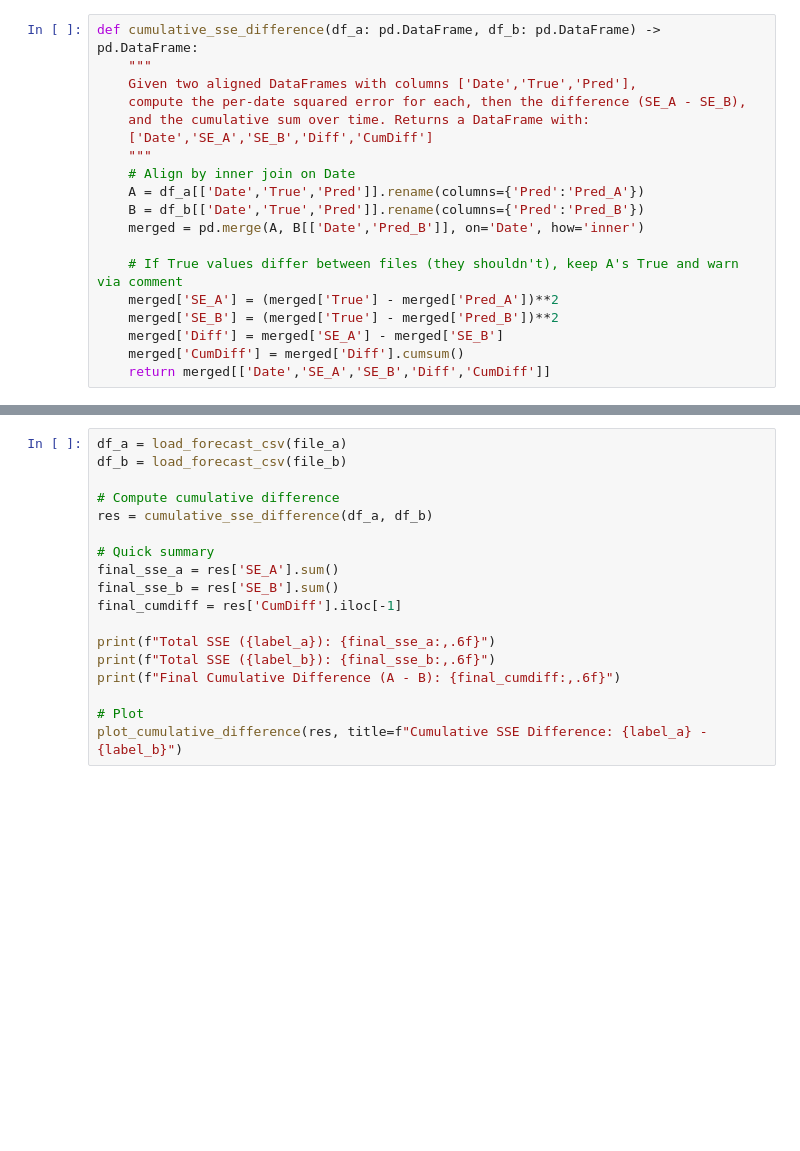
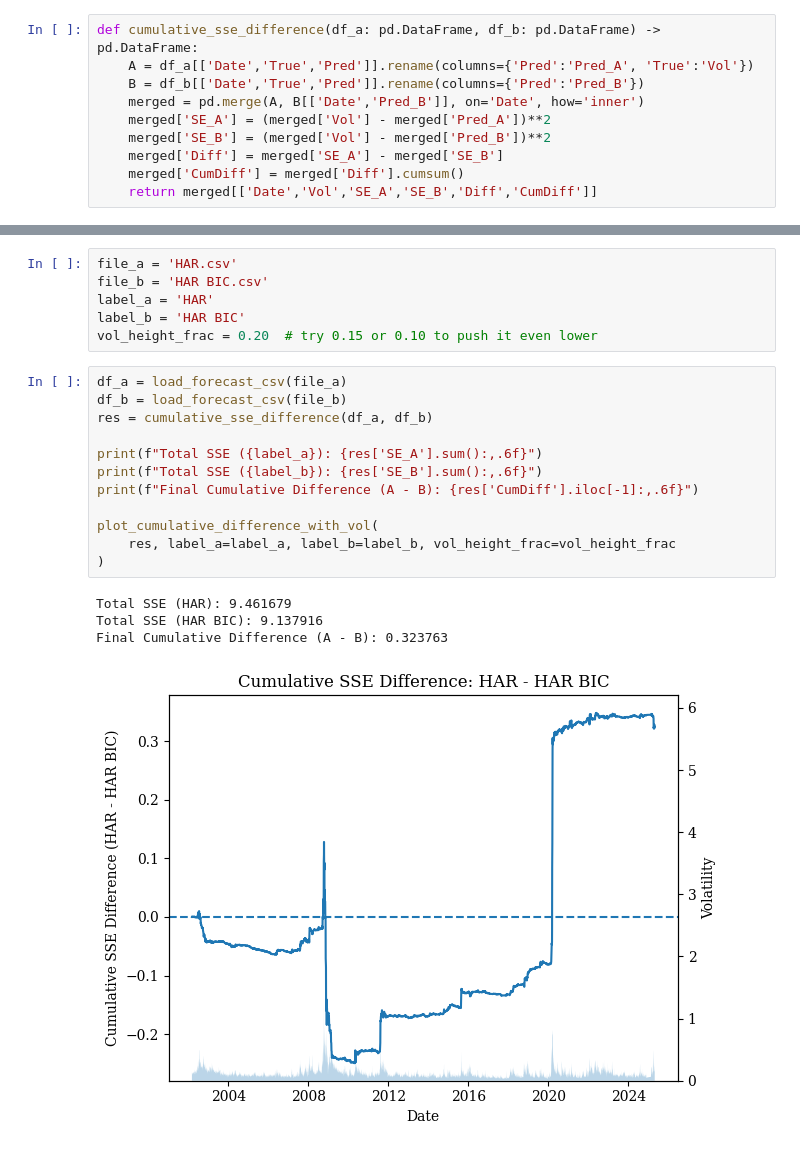
Before and after one commit to dlwlsdn03/bicmemory, a Jupyter notebook: NN/Results/Cumulative SSE Difference.ipynb, the cells around one changed output, grey strips where cells are left out. Drawn from its saved outputs; the diff is of its cells as text; blank space fills up the shorter version.

Commit message:
+ rv on graph

```diff
--- a/NN/Results/Cumulative SSE Difference.ipynb
+++ b/NN/Results/Cumulative SSE Difference.ipynb
@@ -36,20 +31,11 @@ def load_forecast_csv(path: str) -> pd.DataFrame:
     return use
 # %%
 def cumulative_sse_difference(df_a: pd.DataFrame, df_b: pd.DataFrame) -> pd.DataFrame:
-    """
-    Given two aligned DataFrames with columns ['Date','True','Pred'],
-    compute the per-date squared error for each, then the difference (SE_A - SE_B),
-    and the cumulative sum over time. Returns a DataFrame with:
-    ['Date','SE_A','SE_B','Diff','CumDiff']
-    """
-    # Align by inner join on Date
-    A = df_a[['Date','True','Pred']].rename(columns={'Pred':'Pred_A'})
+    A = df_a[['Date','True','Pred']].rename(columns={'Pred':'Pred_A', 'True':'Vol'})
     B = df_b[['Date','True','Pred']].rename(columns={'Pred':'Pred_B'})
     merged = pd.merge(A, B[['Date','Pred_B']], on='Date', how='inner')
-
-    # If True values differ between files (they shouldn't), keep A's True and warn via comment
-    merged['SE_A'] = (merged['True'] - merged['Pred_A'])**2
-    merged['SE_B'] = (merged['True'] - merged['Pred_B'])**2
+    merged['SE_A'] = (merged['Vol'] - merged['Pred_A'])**2
+    merged['SE_B'] = (merged['Vol'] - merged['Pred_B'])**2
     merged['Diff'] = merged['SE_A'] - merged['SE_B']
     merged['CumDiff'] = merged['Diff'].cumsum()
-    return merged[['Date','SE_A','SE_B','Diff','CumDiff']]
+    return merged[['Date','Vol','SE_A','SE_B','Diff','CumDiff']]
@@ -74,18 +80,23 @@ label_b = 'HAR BIC'
+# %%
+file_a = 'HAR.csv'
+file_b = 'HAR BIC.csv'
+label_a = 'HAR'
+label_b = 'HAR BIC'
+vol_height_frac = 0.20  # try 0.15 or 0.10 to push it even lower
 # %%
 df_a = load_forecast_csv(file_a)
 df_b = load_forecast_csv(file_b)
-
-# Compute cumulative difference
 res = cumulative_sse_difference(df_a, df_b)
 
-# Quick summary
-final_sse_a = res['SE_A'].sum()
-final_sse_b = res['SE_B'].sum()
-final_cumdiff = res['CumDiff'].iloc[-1]
+print(f"Total SSE ({label_a}): {res['SE_A'].sum():,.6f}")
+print(f"Total SSE ({label_b}): {res['SE_B'].sum():,.6f}")
+print(f"Final Cumulative Difference (A - B): {res['CumDiff'].iloc[-1]:,.6f}")
 
-print(f"Total SSE ({label_a}): {final_sse_a:,.6f}")
-print(f"Total SSE ({label_b}): {final_sse_b:,.6f}")
-print(f"Final Cumulative Difference (A - B): {final_cumdiff:,.6f}")
-
-# Plot
-plot_cumulative_difference(res, title=f"Cumulative SSE Difference: {label_a} - {label_b}")
+plot_cumulative_difference_with_vol(
+    res, label_a=label_a, label_b=label_b, vol_height_frac=vol_height_frac
+)
+# %% [output]
+Total SSE (HAR): 9.461679
+Total SSE (HAR BIC): 9.137916
+Final Cumulative Difference (A - B): 0.323763
+[figure, added]
```
Also changed, not shown: parts of 5 cells of this notebook.
